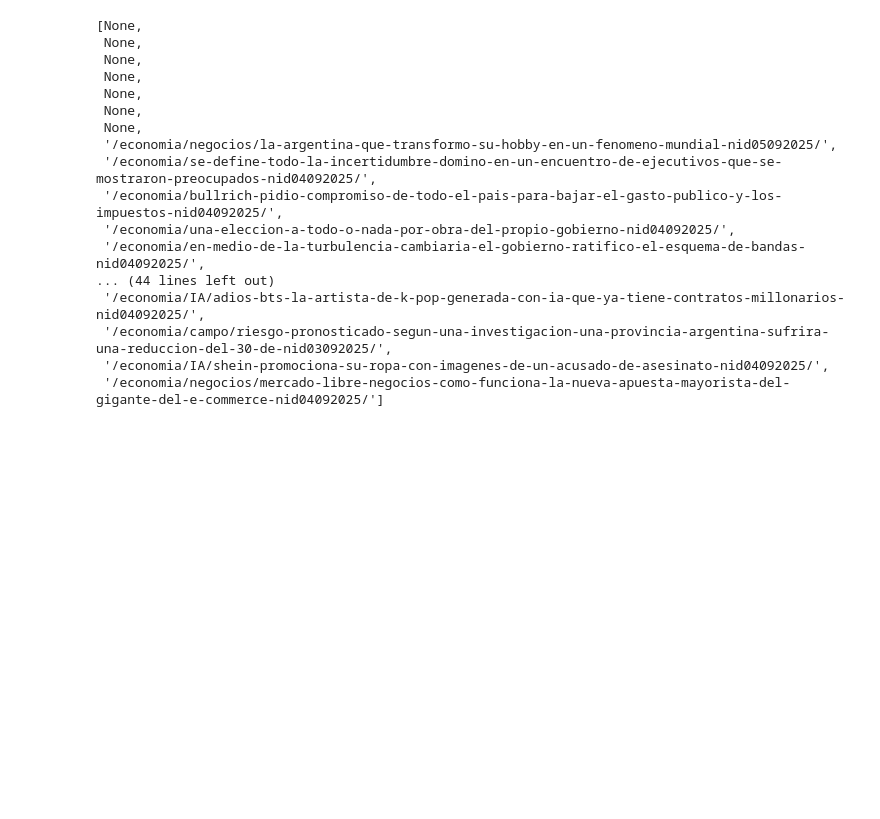
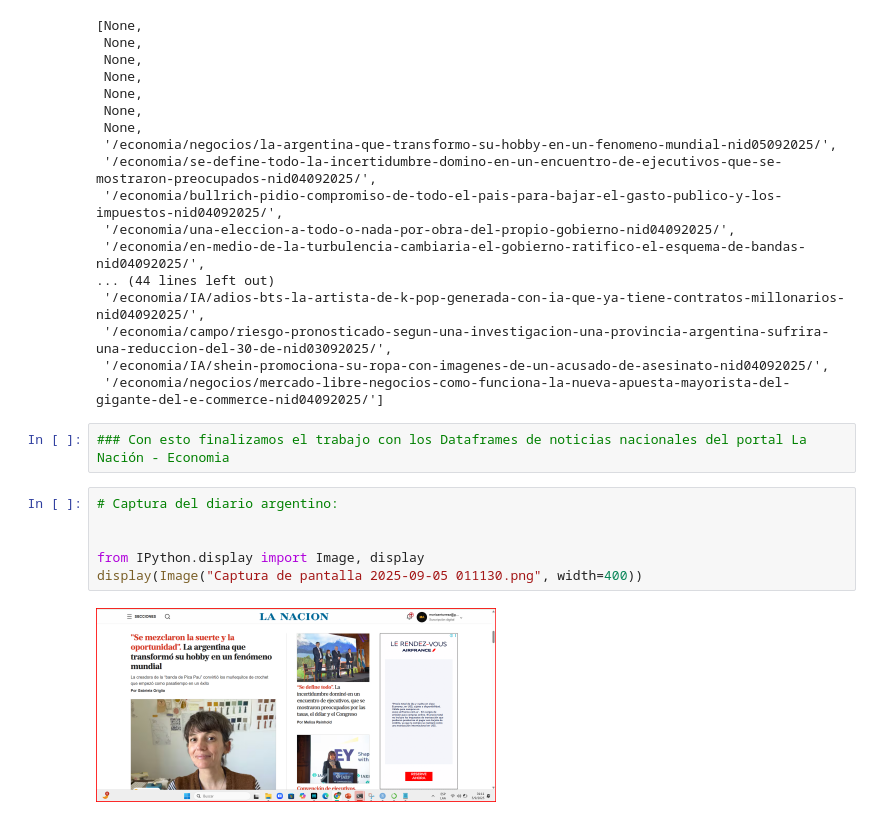
Before and after one commit to StefanoPistoia/Big-Data-Grupo-2, a Jupyter notebook: TP1/La Nacion_TP.ipynb, the cells around one changed output. Drawn from its saved outputs; the diff is of its cells as text; blank space fills up the shorter version.

```diff
--- a/TP1/La Nacion_TP.ipynb
+++ b/TP1/La Nacion_TP.ipynb
@@ -140,3 +140,13 @@ dfext['Link'].to_list() # Sin el Método to_list(), el notebook imprime sólo un
  '/economia/campo/riesgo-pronosticado-segun-una-investigacion-una-provincia-argentina-sufrira-una-reduccion-del-30-de-nid03092025/',
  '/economia/IA/shein-promociona-su-ropa-con-imagenes-de-un-acusado-de-asesinato-nid04092025/',
  '/economia/negocios/mercado-libre-negocios-como-funciona-la-nueva-apuesta-mayorista-del-gigante-del-e-commerce-nid04092025/']
+# %%
+### Con esto finalizamos el trabajo con los Dataframes de noticias nacionales del portal La Nación - Economia
+# %%
+# Captura del diario argentino:
+
+
+from IPython.display import Image, display
+display(Image("Captura de pantalla 2025-09-05 011130.png", width=400))
+# %% [output]
+[figure, added]
```
